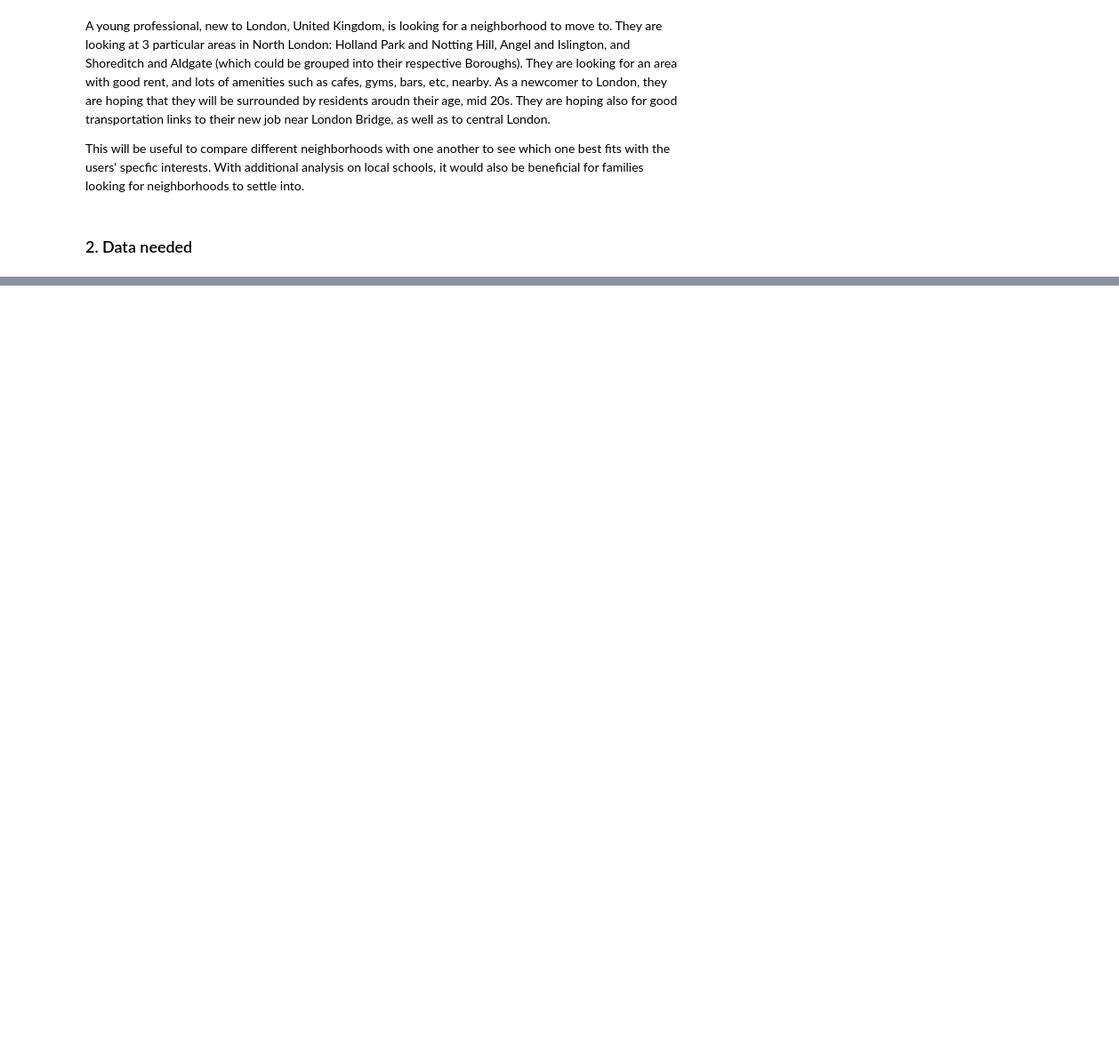
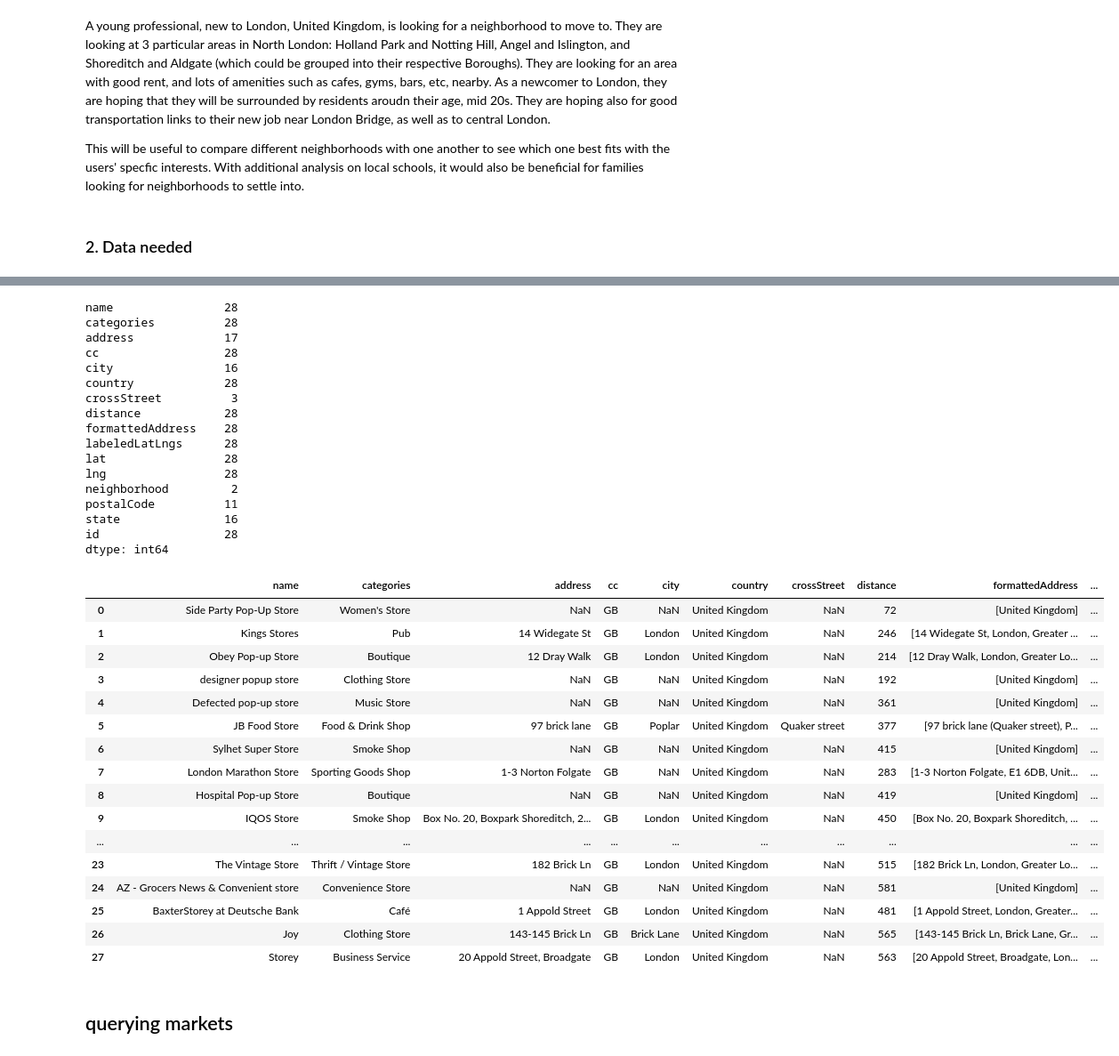
Before and after one commit to vinciyauu/Coursera_Capstone, a Jupyter notebook: Coursera_Capstone.ipynb, the cells around one changed output, grey strips where cells are left out. Shown at 89% size. Drawn from its saved outputs; the diff is of its cells as text; code cells hidden in the pictures; blank space fills up the shorter version.

```diff
--- a/Coursera_Capstone.ipynb
+++ b/Coursera_Capstone.ipynb
@@ -23,0 +3063,3 @@ Transportation data can also be used to determine the number of major bus or tub
+# %%
+results = requests.get(url).json()
+results
@@ -23,0 +3084,6 @@ Transportation data can also be used to determine the number of major bus or tub
+# %%
+venues = results['response']['venues']
+
+# tranform venues into a dataframe
+Spital_Groc = json_normalize(venues)
+Spital_Groc.head()
@@ -23,0 +3097,62 @@ Transportation data can also be used to determine the number of major bus or tub
+# %%
+# keep only columns that include venue name, and anything that is associated with location
+filtered_columns = ['name', 'categories'] + [col for col in Spital_Groc.columns if col.startswith('location.')] + ['id']
+Spital_Groc_filtered = Spital_Groc.loc[:, filtered_columns]
+
+# function that extracts the category of the venue
+def get_category_type(row):
+    try:
+        categories_list = row['categories']
+    except:
+        categories_list = row['venue.categories']
+
+    if len(categories_list) == 0:
+        return None
+    else:
+        return categories_list[0]['name']
+
+# filter the category for each row
+Spital_Groc_filtered['categories'] = Spital_Groc_filtered.apply(get_category_type, axis=1)
+
+# clean column names by keeping only last term
+Spital_Groc_filtered.columns = [column.split('.')[-1] for column in Spital_Groc_filtered.columns]
+
+print(Spital_Groc_filtered.count())
+Spital_Groc_filtered
+# %% [output]
+name                28
+categories          28
+address             17
+cc                  28
+city                16
+country             28
+crossStreet          3
+distance            28
+formattedAddress    28
+labeledLatLngs      28
+lat                 28
+lng                 28
+neighborhood         2
+postalCode          11
+state               16
+id                  28
+dtype: int64
+|  | name | categories | address | cc | city | country | crossStreet | distance | formattedAddress | ... |
+| 0 | Side Party Pop-Up Store | Women's Store | NaN | GB | NaN | United Kingdom | NaN | 72 | [United Kingdom] | ... |
+| 1 | Kings Stores | Pub | 14 Widegate St | GB | London | United Kingdom | NaN | 246 | [14 Widegate St, London, Greater ... | ... |
+| 2 | Obey Pop-up Store | Boutique | 12 Dray Walk | GB | London | United Kingdom | NaN | 214 | [12 Dray Walk, London, Greater Lo... | ... |
+| 3 | designer popup store | Clothing Store | NaN | GB | NaN | United Kingdom | NaN | 192 | [United Kingdom] | ... |
+| 4 | Defected pop-up store | Music Store | NaN | GB | NaN | United Kingdom | NaN | 361 | [United Kingdom] | ... |
+| 5 | JB Food Store | Food & Drink Shop | 97 brick lane | GB | Poplar | United Kingdom | Quaker street | 377 | [97 brick lane (Quaker street), P... | ... |
+| 6 | Sylhet Super Store | Smoke Shop | NaN | GB | NaN | United Kingdom | NaN | 415 | [United Kingdom] | ... |
+| 7 | London Marathon Store | Sporting Goods Shop | 1-3 Norton Folgate | GB | NaN | United Kingdom | NaN | 283 | [1-3 Norton Folgate, E1 6DB, Unit... | ... |
+| 8 | Hospital Pop-up Store | Boutique | NaN | GB | NaN | United Kingdom | NaN | 419 | [United Kingdom] | ... |
+| 9 | IQOS Store | Smoke Shop | Box No. 20, Boxpark Shoreditch, 2... | GB | London | United Kingdom | NaN | 450 | [Box No. 20, Boxpark Shoreditch, ... | ... |
+| ... | ... | ... | ... | ... | ... | ... | ... | ... | ... | ... |
+| 23 | The Vintage Store | Thrift / Vintage Store | 182 Brick Ln | GB | London | United Kingdom | NaN | 515 | [182 Brick Ln, London, Greater Lo... | ... |
+| 24 | AZ - Grocers News & Convenient store | Convenience Store | NaN | GB | NaN | United Kingdom | NaN | 581 | [United Kingdom] | ... |
+| 25 | BaxterStorey at Deutsche Bank | Café | 1 Appold Street | GB | London | United Kingdom | NaN | 481 | [1 Appold Street, London, Greater... | ... |
+| 26 | Joy | Clothing Store | 143-145 Brick Ln | GB | Brick Lane | United Kingdom | NaN | 565 | [143-145 Brick Ln, Brick Lane, Gr... | ... |
+| 27 | Storey | Business Service | 20 Appold Street, Broadgate | GB | London | United Kingdom | NaN | 563 | [20 Appold Street, Broadgate, Lon... | ... |
+# %% [markdown]
+## querying markets
```
Also changed, not shown: parts of 239 cells of this notebook.
